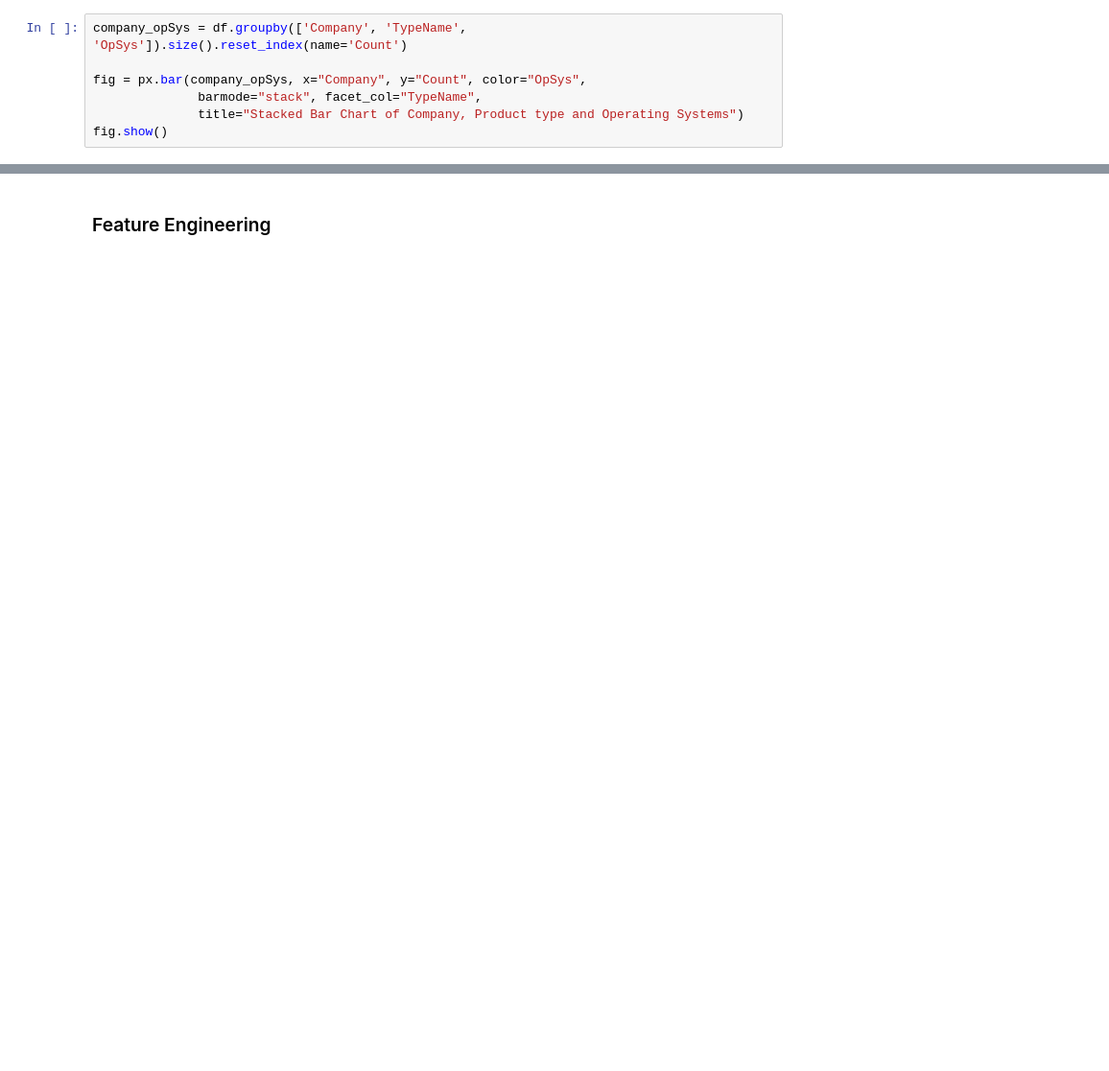
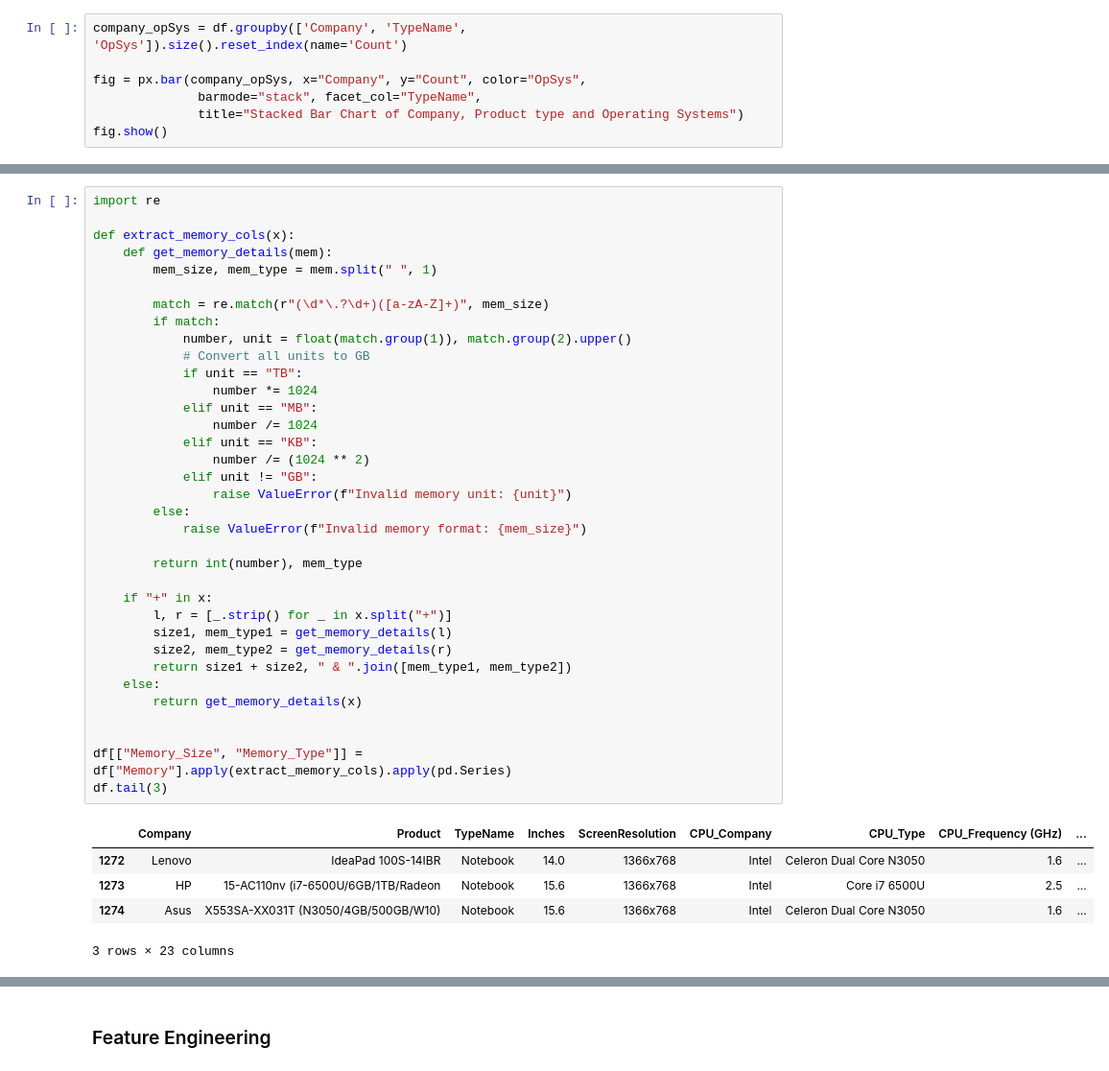
Before and after one commit to FarzanehSoltanzadeh/Regression, a Jupyter notebook: Multivariate Linear Regression/Implementation.ipynb, the cells around one changed output, grey strips where cells are left out. Shown at 96% size. Cells and saved outputs as stored; diff of their text form; blank space fills up the shorter version.

```diff
--- a/Multivariate Linear Regression/Implementation.ipynb
+++ b/Multivariate Linear Regression/Implementation.ipynb
@@ -369,0 +403,41 @@ df.head(3) CPU  ...
+# %%
+import re
+
+def extract_memory_cols(x):
+    def get_memory_details(mem):
+        mem_size, mem_type = mem.split(" ", 1)
+
+        match = re.match(r"(\d*\.?\d+)([a-zA-Z]+)", mem_size)
+        if match:
+            number, unit = float(match.group(1)), match.group(2).upper()
+            # Convert all units to GB
+            if unit == "TB":
+                number *= 1024
+            elif unit == "MB":
+                number /= 1024
+            elif unit == "KB":
+                number /= (1024 ** 2)
+            elif unit != "GB":
+                raise ValueError(f"Invalid memory unit: {unit}")
+        else:
+            raise ValueError(f"Invalid memory format: {mem_size}")
+
+        return int(number), mem_type
+
+    if "+" in x:
+        l, r = [_.strip() for _ in x.split("+")]
+        size1, mem_type1 = get_memory_details(l)
+        size2, mem_type2 = get_memory_details(r)
+        return size1 + size2, " & ".join([mem_type1, mem_type2])
+    else:
+        return get_memory_details(x)
+
+
+df[["Memory_Size", "Memory_Type"]] = df["Memory"].apply(extract_memory_cols).apply(pd.Series)
+df.tail(3)
+# %% [output]
+|  | Company | Product | TypeName | Inches | ScreenResolution | CPU_Company | CPU_Type | CPU_Frequency (GHz) | ... |
+| 1272 | Lenovo | IdeaPad 100S-14IBR | Notebook | 14.0 | 1366x768 | Intel | Celeron Dual Core N3050 | 1.6 | ... |
+| 1273 | HP | 15-AC110nv (i7-6500U/6GB/1TB/Radeon | Notebook | 15.6 | 1366x768 | Intel | Core i7 6500U | 2.5 | ... |
+| 1274 | Asus | X553SA-XX031T (N3050/4GB/500GB/W10) | Notebook | 15.6 | 1366x768 | Intel | Celeron Dual Core N3050 | 1.6 | ... |
+3 rows × 23 columns
```
Also changed, not shown: parts of 13 cells of this notebook.
